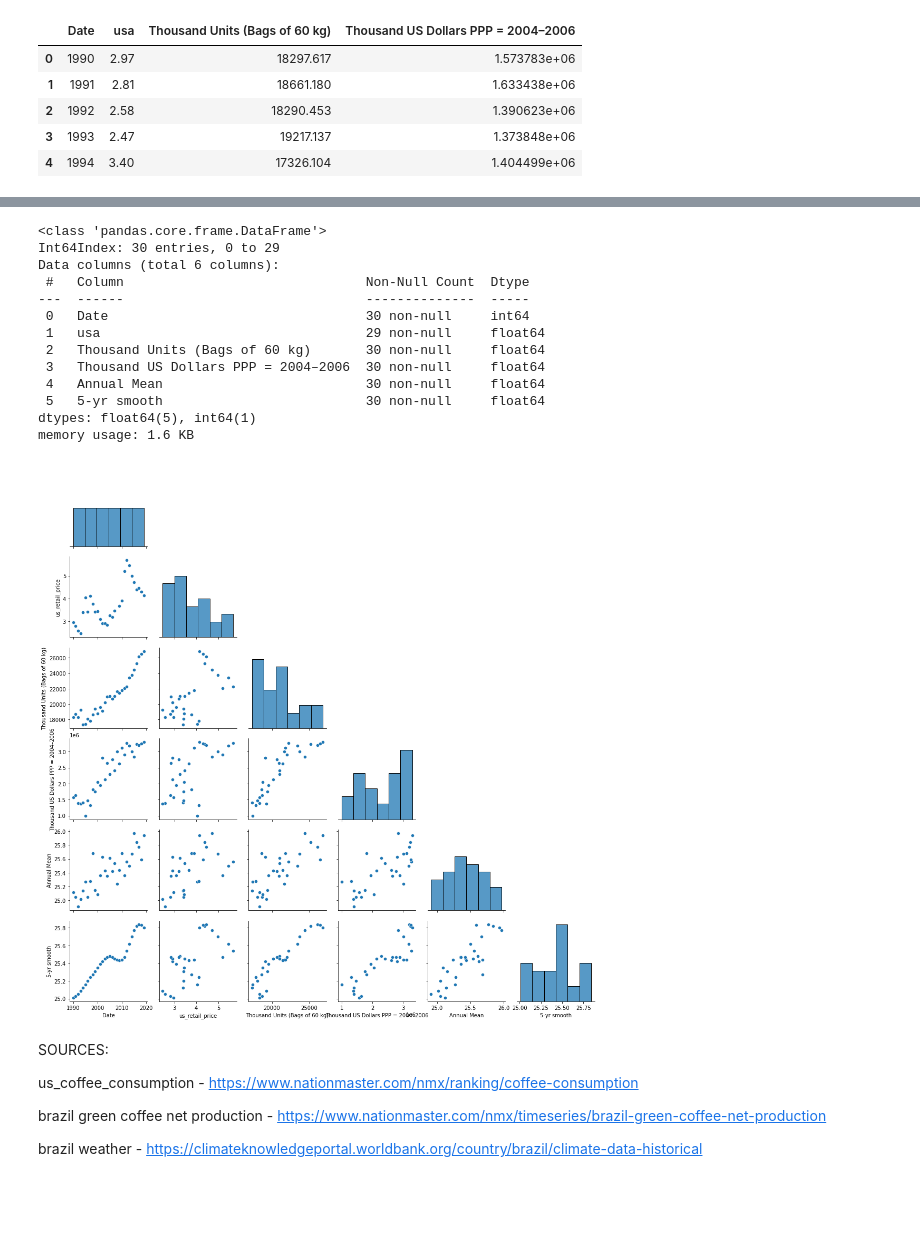
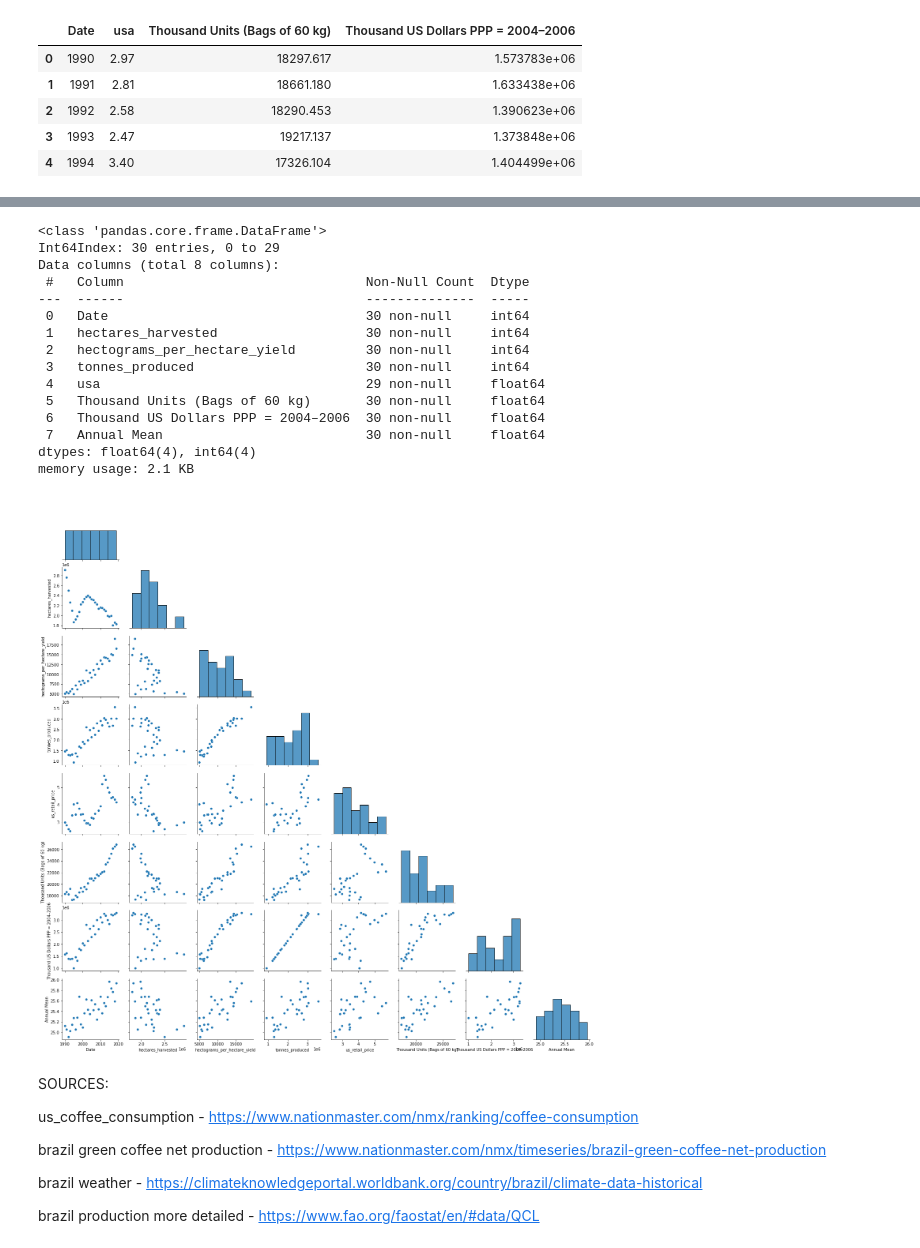
Before and after one commit to sanghyuns/Climate_Change_vs_Coffee_Production, a Jupyter notebook: Lara.ipynb, the cells around one changed output, grey strips where cells are left out. Saved outputs shown, nothing was run; the diff lists cells and outputs as text; code cells hidden in the pictures; blank space fills up the shorter version.

Commit message:
brazil dataframe progress

```diff
--- a/Lara.ipynb
+++ b/Lara.ipynb
@@ -295,0 +359,3 @@ all_four.head()
+# %%
+first = pd.merge(area_harvested, yields, on='Date')
+first.head(2)
@@ -295,0 +366,3 @@ all_four.head()
+# %%
+second = pd.merge(first, brazil_production, on='Date')
+second.head(2)
@@ -295,0 +373,3 @@ all_four.head()
+# %%
+brazil_df = pd.merge(second, all_four, on='Date')
+brazil_df.head()
@@ -296,25 +383,27 @@ all_four.head()
 # %%
-all_four.info()
+brazil_df.info()
 # %% [output]
 <class 'pandas.core.frame.DataFrame'>
 Int64Index: 30 entries, 0 to 29
-Data columns (total 6 columns):
+Data columns (total 8 columns):
  #   Column                               Non-Null Count  Dtype
 ---  ------                               --------------  -----
  0   Date                                 30 non-null     int64
- 1   usa                                  29 non-null     float64
- 2   Thousand Units (Bags of 60 kg)       30 non-null     float64
- 3   Thousand US Dollars PPP = 2004–2006  30 non-null     float64
- 4   Annual Mean                          30 non-null     float64
- 5   5-yr smooth                          30 non-null     float64
-dtypes: float64(5), int64(1)
-memory usage: 1.6 KB
+ 1   hectares_harvested                   30 non-null     int64
+ 2   hectograms_per_hectare_yield         30 non-null     int64
+ 3   tonnes_produced                      30 non-null     int64
+ 4   usa                                  29 non-null     float64
+ 5   Thousand Units (Bags of 60 kg)       30 non-null     float64
+ 6   Thousand US Dollars PPP = 2004–2006  30 non-null     float64
+ 7   Annual Mean                          30 non-null     float64
+dtypes: float64(4), int64(4)
+memory usage: 2.1 KB
 # %%
-all_four.rename(columns={'usa':'us_retail_price'}, inplace=True)
+brazil_df.rename(columns={'usa':'us_retail_price'}, inplace=True)
 # %%
-sns.pairplot(all_four, corner=True);
+sns.pairplot(brazil_df, corner=True);
 # %% [output]
-[figure, old version]
+[figure, new version]
 # %% [markdown]
 SOURCES:
 
@@ -323,3 +412,5 @@ us_coffee_consumption - https://www.nationmaster.com/nmx/ranking/coffee-consumpt
 brazil green coffee net production - https://www.nationmaster.com/nmx/timeseries/brazil-green-coffee-net-production
 
 brazil weather - https://climateknowledgeportal.worldbank.org/country/brazil/climate-data-historical
+
+brazil production more detailed - https://www.fao.org/faostat/en/#data/QCL
```
Also changed, not shown: parts of 15 cells of this notebook, 3 other files.
